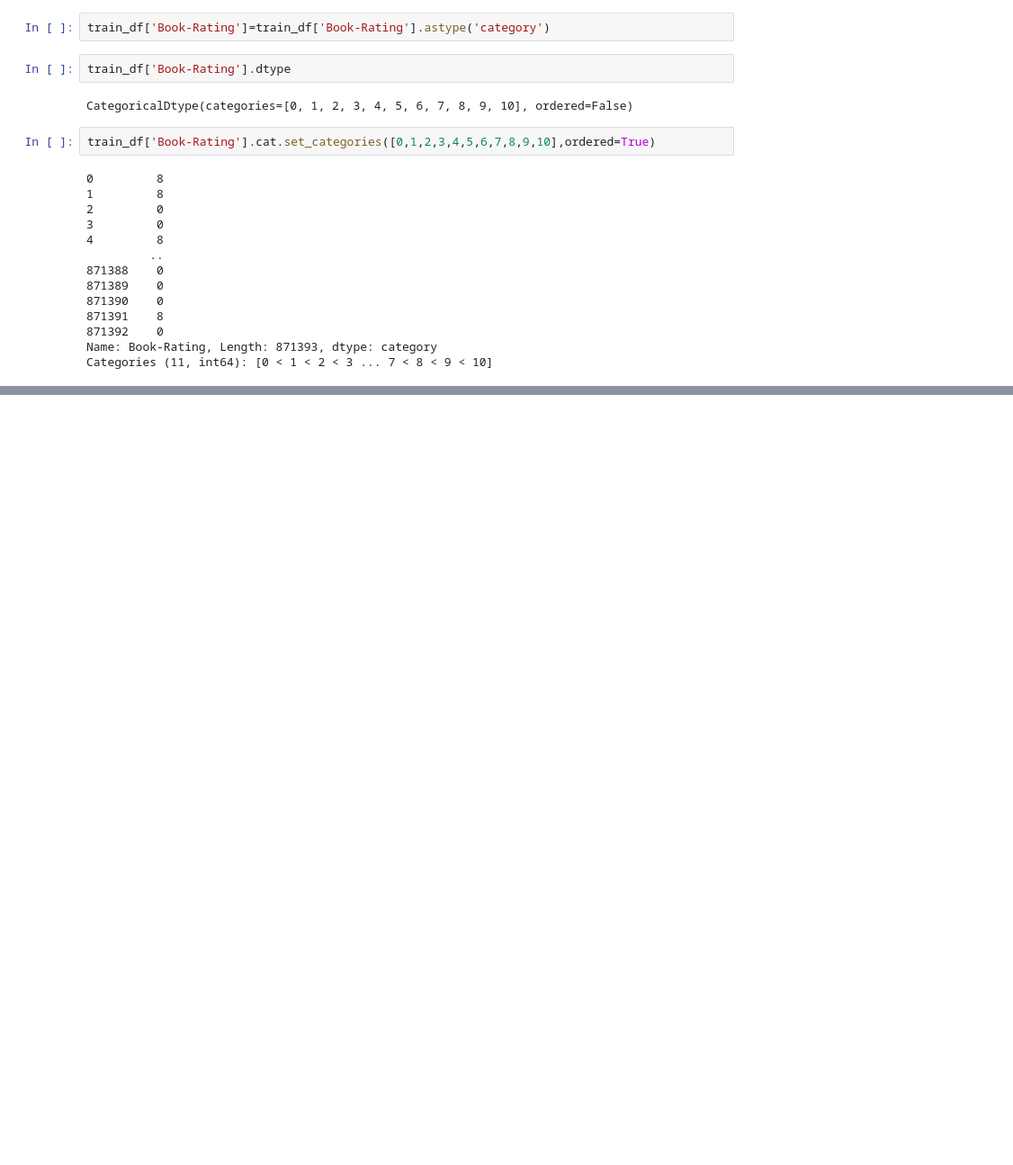
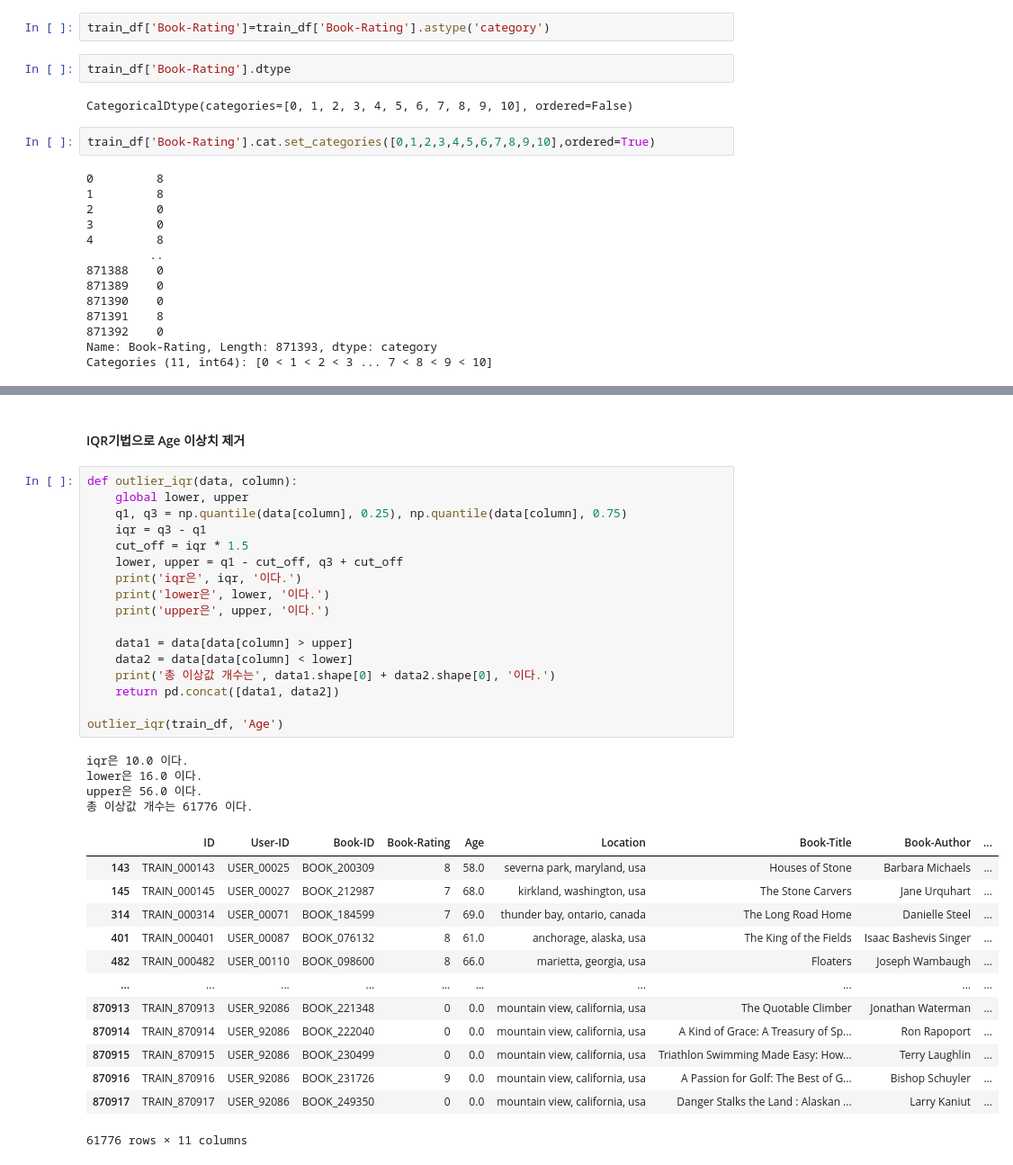
Before and after one commit to WEIT-ET/FinalProject, a Jupyter notebook: Sample-leegyuhee.ipynb, the cells around one changed output, grey strips where cells are left out. Shown at 90% size. Cells and saved outputs as stored; diff of their text form; blank space fills up the shorter version.

```diff
--- a/Sample-leegyuhee.ipynb
+++ b/Sample-leegyuhee.ipynb
@@ -382,0 +443,37 @@ Categories (11, int64): [0 < 1 < 2 < 3 ... 7 < 8 < 9 < 10]
+# %% [markdown]
+#### IQR기법으로 Age 이상치 제거
+# %%
+def outlier_iqr(data, column):
+    global lower, upper
+    q1, q3 = np.quantile(data[column], 0.25), np.quantile(data[column], 0.75)
+    iqr = q3 - q1
+    cut_off = iqr * 1.5
+    lower, upper = q1 - cut_off, q3 + cut_off
+    print('iqr은', iqr, '이다.')
+    print('lower은', lower, '이다.')
+    print('upper은', upper, '이다.')
+
+    data1 = data[data[column] > upper]
+    data2 = data[data[column] < lower]
+    print('총 이상값 개수는', data1.shape[0] + data2.shape[0], '이다.')
+    return pd.concat([data1, data2])
+
+outlier_iqr(train_df, 'Age')
+# %% [output]
+iqr은 10.0 이다.
+lower은 16.0 이다.
+upper은 56.0 이다.
+총 이상값 개수는 61776 이다.
+|  | ID | User-ID | Book-ID | Book-Rating | Age | Location | Book-Title | Book-Author | ... |
+| 143 | TRAIN_000143 | USER_00025 | BOOK_200309 | 8 | 58.0 | severna park, maryland, usa | Houses of Stone | Barbara Michaels | ... |
+| 145 | TRAIN_000145 | USER_00027 | BOOK_212987 | 7 | 68.0 | kirkland, washington, usa | The Stone Carvers | Jane Urquhart | ... |
+| 314 | TRAIN_000314 | USER_00071 | BOOK_184599 | 7 | 69.0 | thunder bay, ontario, canada | The Long Road Home | Danielle Steel | ... |
+| 401 | TRAIN_000401 | USER_00087 | BOOK_076132 | 8 | 61.0 | anchorage, alaska, usa | The King of the Fields | Isaac Bashevis Singer | ... |
+| 482 | TRAIN_000482 | USER_00110 | BOOK_098600 | 8 | 66.0 | marietta, georgia, usa | Floaters | Joseph Wambaugh | ... |
+| ... | ... | ... | ... | ... | ... | ... | ... | ... | ... |
+| 870913 | TRAIN_870913 | USER_92086 | BOOK_221348 | 0 | 0.0 | mountain view, california, usa | The Quotable Climber | Jonathan Waterman | ... |
+| 870914 | TRAIN_870914 | USER_92086 | BOOK_222040 | 0 | 0.0 | mountain view, california, usa | A Kind of Grace: A Treasury of Sp... | Ron Rapoport | ... |
+| 870915 | TRAIN_870915 | USER_92086 | BOOK_230499 | 0 | 0.0 | mountain view, california, usa | Triathlon Swimming Made Easy: How... | Terry Laughlin | ... |
+| 870916 | TRAIN_870916 | USER_92086 | BOOK_231726 | 9 | 0.0 | mountain view, california, usa | A Passion for Golf: The Best of G... | Bishop Schuyler | ... |
+| 870917 | TRAIN_870917 | USER_92086 | BOOK_249350 | 0 | 0.0 | mountain view, california, usa | Danger Stalks the Land : Alaskan ... | Larry Kaniut | ... |
+61776 rows × 11 columns
```
Also changed, not shown: parts of 23 cells of this notebook.
